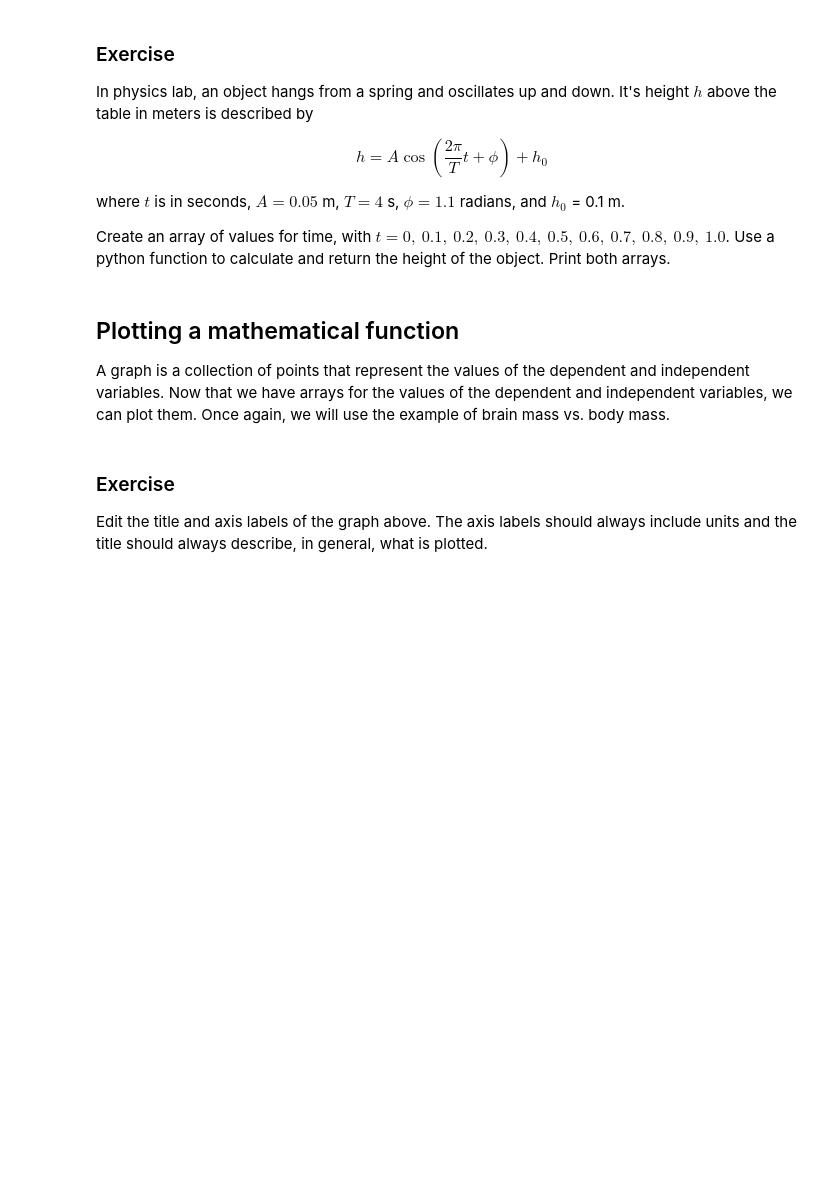
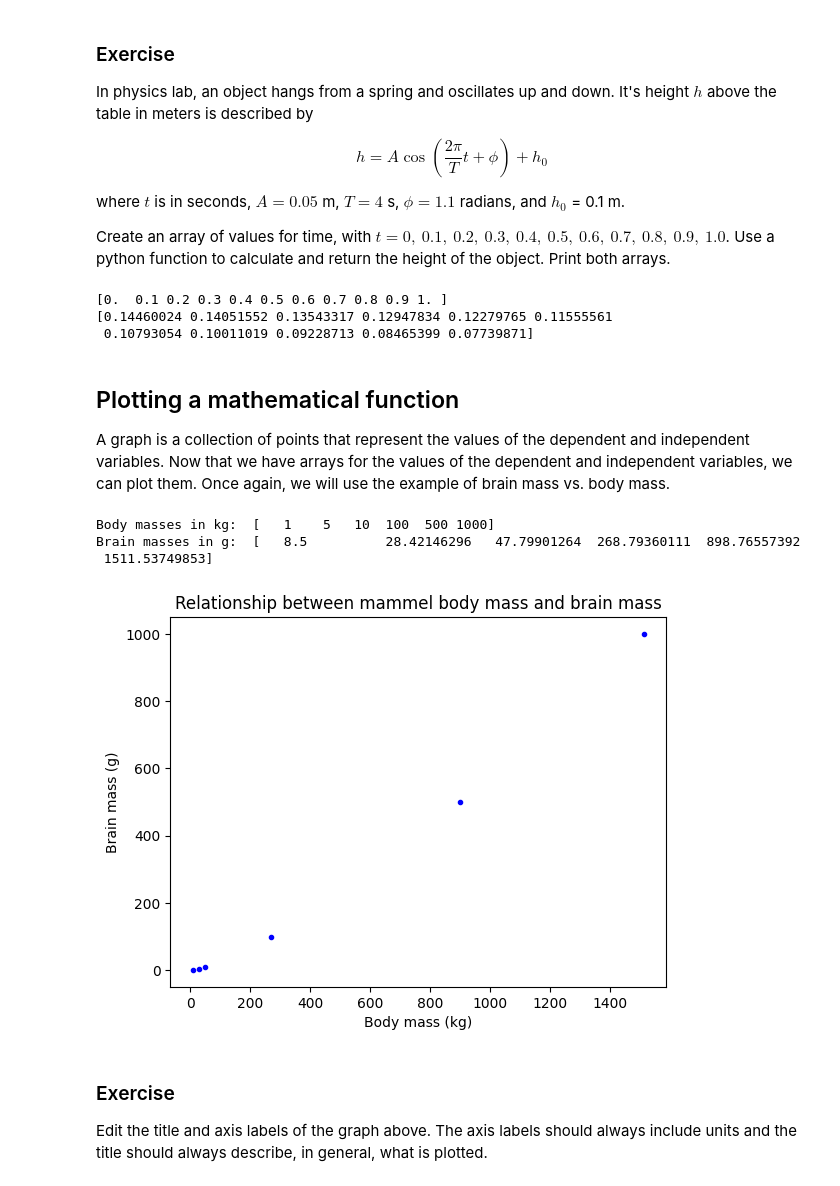
Before and after one commit to anthoak13/HNR-1303-F23, a Jupyter notebook: unit-03/03-01-functions/03-01-functions-solution.ipynb, the cells around one changed output. Drawn from its saved outputs; the diff is of its cells as text; code cells hidden in the pictures; blank space fills up the shorter version.

```diff
--- a/unit-03/03-01-functions/03-01-functions-solution.ipynb
+++ b/unit-03/03-01-functions/03-01-functions-solution.ipynb
@@ -34,2 +40,6 @@ What is the mass of a human adult's brain? Assume a typical weight for a human a
 # %% [markdown]
 Choose a mammal and find its typical adult mass. (For example, the elephant shrew, or Somali sengi, was [recently discovered](https://www.bbc.com/news/science-environment-53820395) after being presumed to be extinct for around 50 years.) Predict the mammal's  brain mass using the emperical model.
+# %%
+M = 60/2.2 # kg of a 160 lb adult
+m = 8.5*M**0.75 #g
+print("The brain mass of a 60 lb dog is", m, "g.")
@@ -277,6 +380,18 @@ $$h=A\cos\left(\frac{2\pi}{T} t + \phi \right)+h_0$$
 where $t$ is in seconds, $A = 0.05$ m, $T=4$ s, $\phi=1.1$ radians, and $h_0$ = 0.1 m.
 
 Create an array of values for time, with $t=0,\ 0.1,\ 0.2,\ 0.3,\ 0.4,\ 0.5,\ 0.6,\ 0.7,\ 0.8,\ 0.9,\ 1.0$. Use a python function to calculate and return the height of the object. Print both arrays.
+# %%
+height = lambda t,A,T,phi,h0: A*np.cos( 2 * np.pi * t/T + phi) + h0
+
+times = np.array([0,0.1,0.2,0.3,0.4,0.5,0.6,0.7,0.8,.9,1])
+heights = height(times, 0.05, 4, 101, 0.1)
+
+print(times)
+print(heights)
+# %% [output]
+[0.  0.1 0.2 0.3 0.4 0.5 0.6 0.7 0.8 0.9 1. ]
+[0.14460024 0.14051552 0.13543317 0.12947834 0.12279765 0.11555561
+ 0.10793054 0.10011019 0.09228713 0.08465399 0.07739871]
 # %% [markdown]
 ## Plotting a mathematical function
 
@@ -284,17 +399,22 @@ A graph is a collection of points that represent the values of the dependent and
 # %%
 # calculate
 M = np.array([1, 5, 10, 100, 500, 1000])
 m = brain_mass(M)
 print("Body masses in kg: ", M)
 print("Brain masses in g: ", m)
 
 # plot
 fig = plt.figure()
-plt.title('The Title')
-plt.xlabel('The x axis label')
-plt.ylabel('The y axis label')
+plt.title('Relationship between mammel body mass and brain mass')
+plt.xlabel('Body mass (kg)')
+plt.ylabel('Brain mass (g)')
 plt.plot(m, M, 'b.') #this specifies the data to plot in the format (horizontal, vertical)
 plt.show()
+# %% [output]
+Body masses in kg:  [   1    5   10  100  500 1000]
+Brain masses in g:  [   8.5          28.42146296   47.79901264  268.79360111  898.76557392
+ 1511.53749853]
+[figure, added]
 # %% [markdown]
 ### Exercise
 
```
Also changed, not shown: parts of 15 cells of this notebook.
